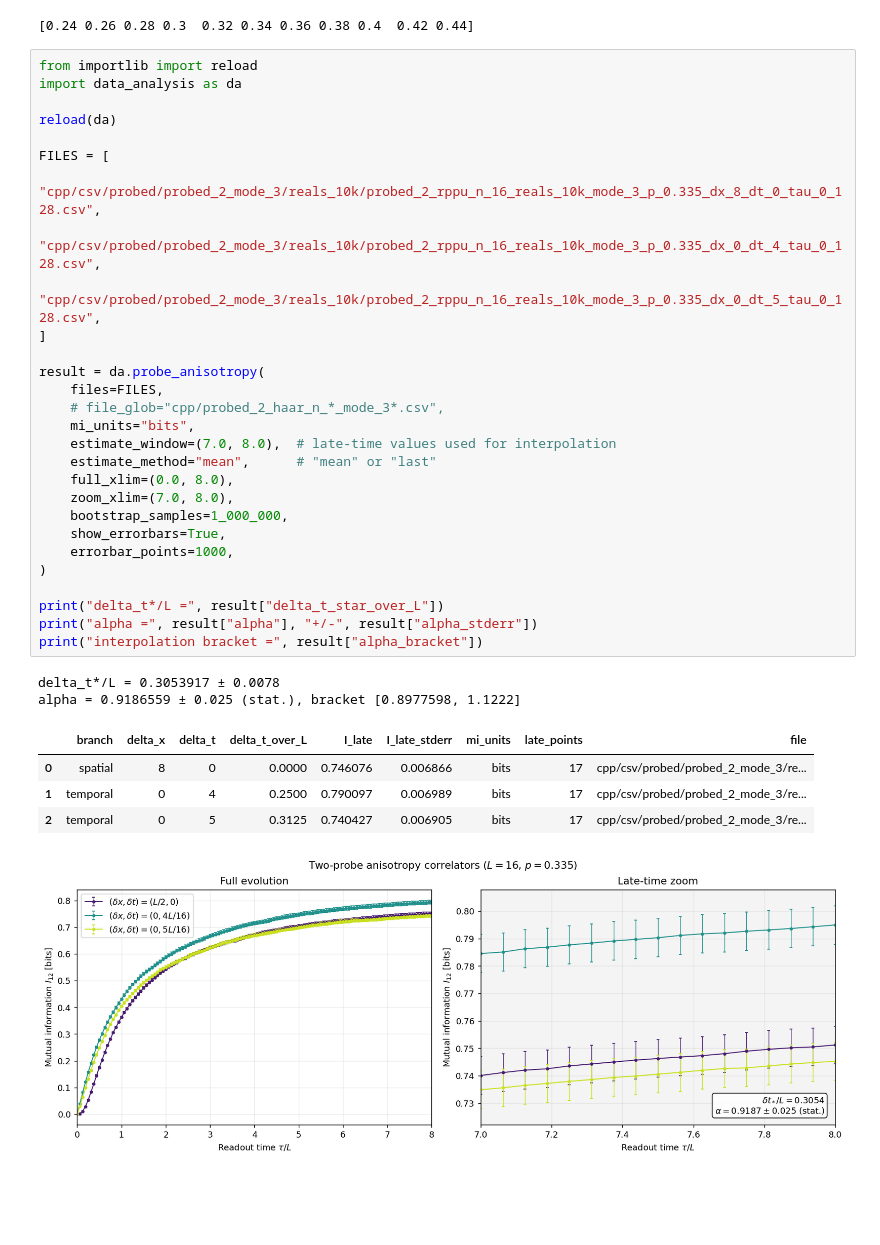
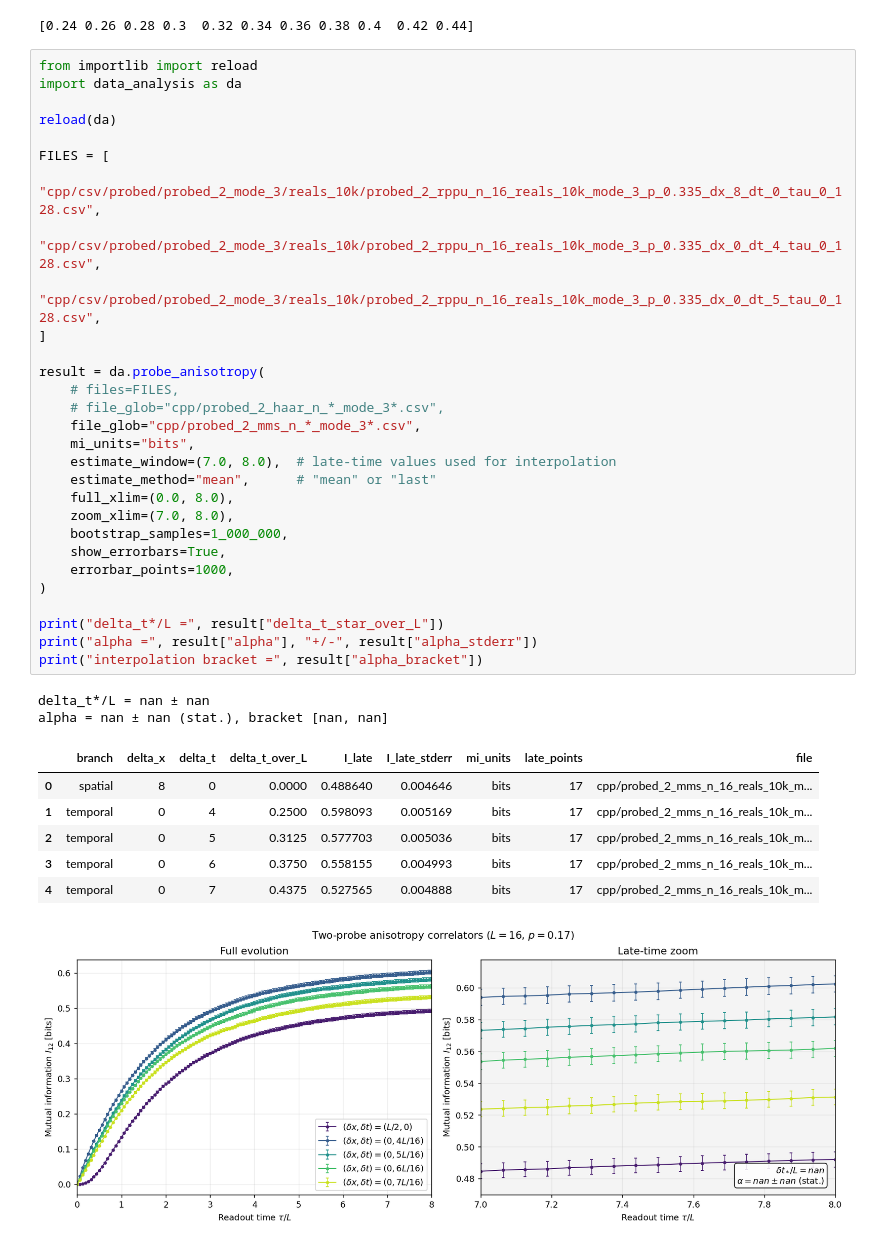
Before and after one commit to amarce4/mipt, a Jupyter notebook: python/visualize.ipynb, the cells around one changed output. Cells and saved outputs as stored; diff of their text form; blank space fills up the shorter version.

```diff
--- a/python/visualize.ipynb
+++ b/python/visualize.ipynb
@@ -339,36 +345,39 @@ print(np.linspace(0.24, 0.44, 11))
 # %%
 from importlib import reload
 import data_analysis as da
 
 reload(da)
 
 FILES = [
     "cpp/csv/probed/probed_2_mode_3/reals_10k/probed_2_rppu_n_16_reals_10k_mode_3_p_0.335_dx_8_dt_0_tau_0_128.csv",
     "cpp/csv/probed/probed_2_mode_3/reals_10k/probed_2_rppu_n_16_reals_10k_mode_3_p_0.335_dx_0_dt_4_tau_0_128.csv",
     "cpp/csv/probed/probed_2_mode_3/reals_10k/probed_2_rppu_n_16_reals_10k_mode_3_p_0.335_dx_0_dt_5_tau_0_128.csv",
 ]
 
 result = da.probe_anisotropy(
-    files=FILES,
+    # files=FILES,
     # file_glob="cpp/probed_2_haar_n_*_mode_3*.csv",
+    file_glob="cpp/probed_2_mms_n_*_mode_3*.csv",
     mi_units="bits",
     estimate_window=(7.0, 8.0),  # late-time values used for interpolation
     estimate_method="mean",      # "mean" or "last"
     full_xlim=(0.0, 8.0),
     zoom_xlim=(7.0, 8.0),
     bootstrap_samples=1_000_000,
     show_errorbars=True,
     errorbar_points=1000,
 )
 
 print("delta_t*/L =", result["delta_t_star_over_L"])
 print("alpha =", result["alpha"], "+/-", result["alpha_stderr"])
 print("interpolation bracket =", result["alpha_bracket"])
 # %% [output]
-delta_t*/L = 0.3053917 ± 0.0078
-alpha = 0.9186559 ± 0.025 (stat.), bracket [0.8977598, 1.1222]
+delta_t*/L = nan ± nan
+alpha = nan ± nan (stat.), bracket [nan, nan]
 |  | branch | delta_x | delta_t | delta_t_over_L | I_late | I_late_stderr | mi_units | late_points | file |
-| 0 | spatial | 8 | 0 | 0.0000 | 0.746076 | 0.006866 | bits | 17 | cpp/csv/probed/probed_2_mode_3/re... |
-| 1 | temporal | 0 | 4 | 0.2500 | 0.790097 | 0.006989 | bits | 17 | cpp/csv/probed/probed_2_mode_3/re... |
-| 2 | temporal | 0 | 5 | 0.3125 | 0.740427 | 0.006905 | bits | 17 | cpp/csv/probed/probed_2_mode_3/re... |
+| 0 | spatial | 8 | 0 | 0.0000 | 0.488640 | 0.004646 | bits | 17 | cpp/probed_2_mms_n_16_reals_10k_m... |
+| 1 | temporal | 0 | 4 | 0.2500 | 0.598093 | 0.005169 | bits | 17 | cpp/probed_2_mms_n_16_reals_10k_m... |
+| 2 | temporal | 0 | 5 | 0.3125 | 0.577703 | 0.005036 | bits | 17 | cpp/probed_2_mms_n_16_reals_10k_m... |
+| 3 | temporal | 0 | 6 | 0.3750 | 0.558155 | 0.004993 | bits | 17 | cpp/probed_2_mms_n_16_reals_10k_m... |
+| 4 | temporal | 0 | 7 | 0.4375 | 0.527565 | 0.004888 | bits | 17 | cpp/probed_2_mms_n_16_reals_10k_m... |
-[figure, old version]
+[figure, new version]
```
Also changed, not shown: parts of 6 cells of this notebook, 11 other files.
